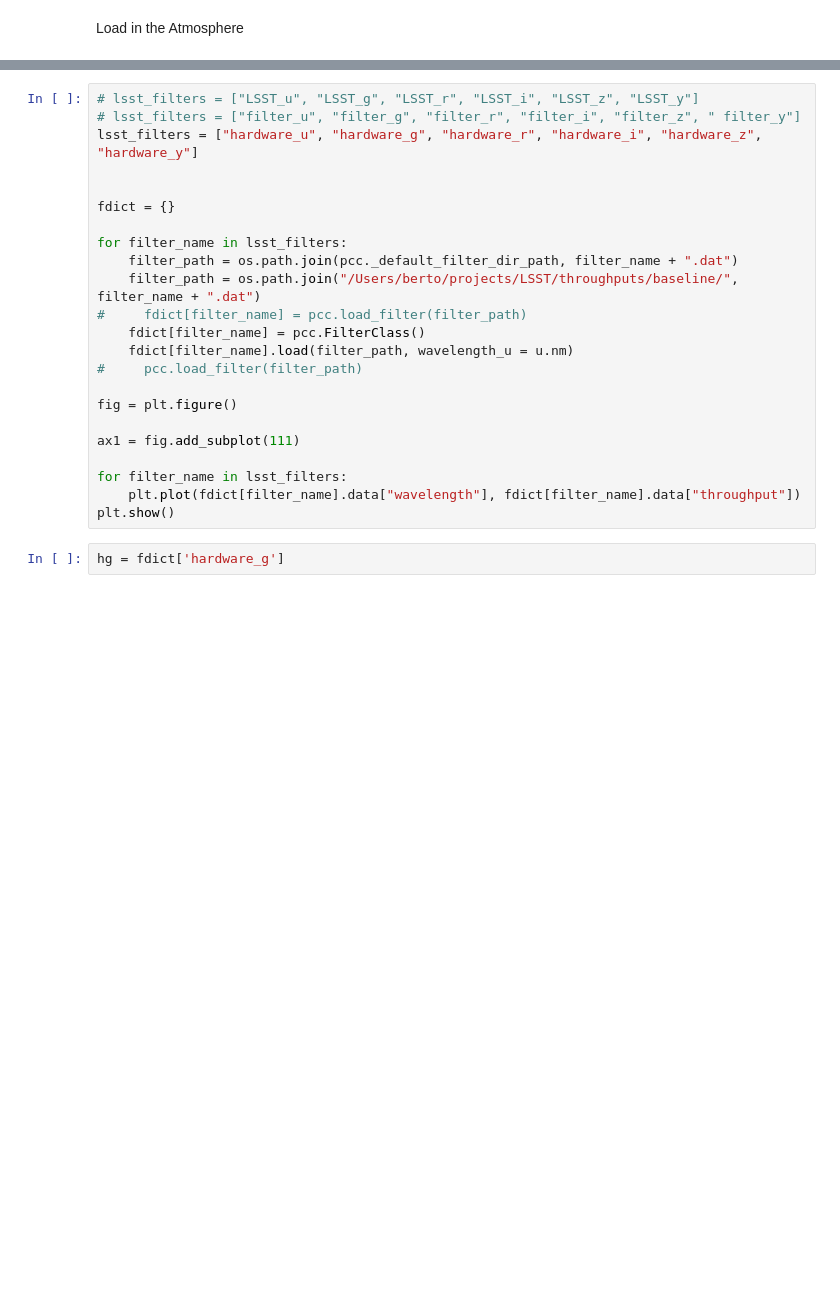
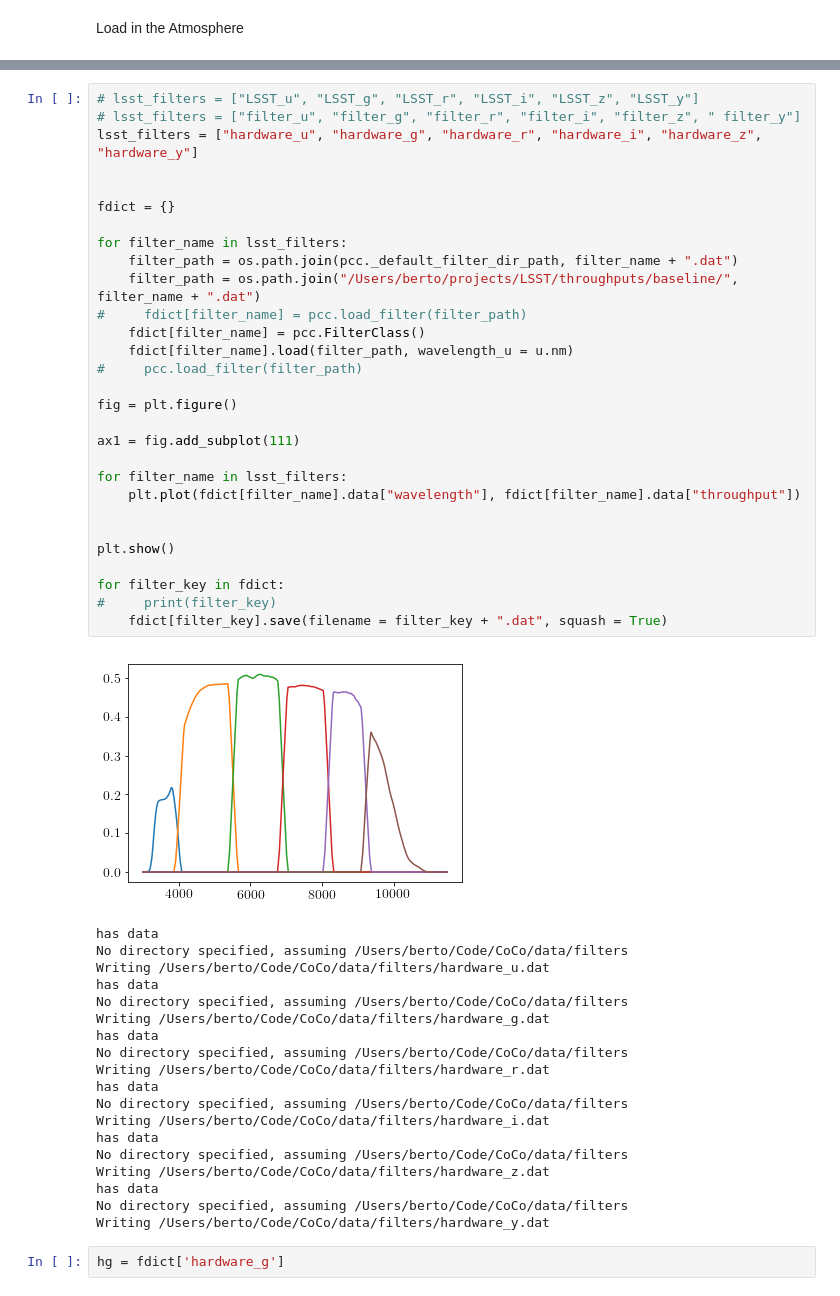
Before and after one commit to RobFirth/LSST_tools, a Jupyter notebook: lsst_tools/utils/notebooks/Generate_LSST_filter_responses.ipynb, the cells around one changed output, grey strips where cells are left out. Drawn from its saved outputs; the diff is of its cells as text; blank space fills up the shorter version.

```diff
--- a/lsst_tools/utils/notebooks/Generate_LSST_filter_responses.ipynb
+++ b/lsst_tools/utils/notebooks/Generate_LSST_filter_responses.ipynb
@@ -64,26 +77,52 @@ atmos.plot()
 # %%
 # lsst_filters = ["LSST_u", "LSST_g", "LSST_r", "LSST_i", "LSST_z", "LSST_y"]
 # lsst_filters = ["filter_u", "filter_g", "filter_r", "filter_i", "filter_z", " filter_y"]
 lsst_filters = ["hardware_u", "hardware_g", "hardware_r", "hardware_i", "hardware_z", "hardware_y"]
 
 
 fdict = {}
 
 for filter_name in lsst_filters:
     filter_path = os.path.join(pcc._default_filter_dir_path, filter_name + ".dat")
     filter_path = os.path.join("/Users/berto/projects/LSST/throughputs/baseline/", filter_name + ".dat")
 #     fdict[filter_name] = pcc.load_filter(filter_path)
     fdict[filter_name] = pcc.FilterClass()
     fdict[filter_name].load(filter_path, wavelength_u = u.nm)
 #     pcc.load_filter(filter_path)
 
 fig = plt.figure()
 
 ax1 = fig.add_subplot(111)
 
 for filter_name in lsst_filters:
     plt.plot(fdict[filter_name].data["wavelength"], fdict[filter_name].data["throughput"])
+
+
 plt.show()
+
+for filter_key in fdict:
+#     print(filter_key)
+    fdict[filter_key].save(filename = filter_key + ".dat", squash = True)
+# %% [output]
+[figure, added]
+has data
+No directory specified, assuming /Users/berto/Code/CoCo/data/filters
+Writing /Users/berto/Code/CoCo/data/filters/hardware_u.dat
+has data
+No directory specified, assuming /Users/berto/Code/CoCo/data/filters
+Writing /Users/berto/Code/CoCo/data/filters/hardware_g.dat
+has data
+No directory specified, assuming /Users/berto/Code/CoCo/data/filters
+Writing /Users/berto/Code/CoCo/data/filters/hardware_r.dat
+has data
+No directory specified, assuming /Users/berto/Code/CoCo/data/filters
+Writing /Users/berto/Code/CoCo/data/filters/hardware_i.dat
+has data
+No directory specified, assuming /Users/berto/Code/CoCo/data/filters
+Writing /Users/berto/Code/CoCo/data/filters/hardware_z.dat
+has data
+No directory specified, assuming /Users/berto/Code/CoCo/data/filters
+Writing /Users/berto/Code/CoCo/data/filters/hardware_y.dat
 # %%
 hg = fdict['hardware_g']
 # %%
```
Also changed, not shown: parts of 2 cells of this notebook, 2 other files.
